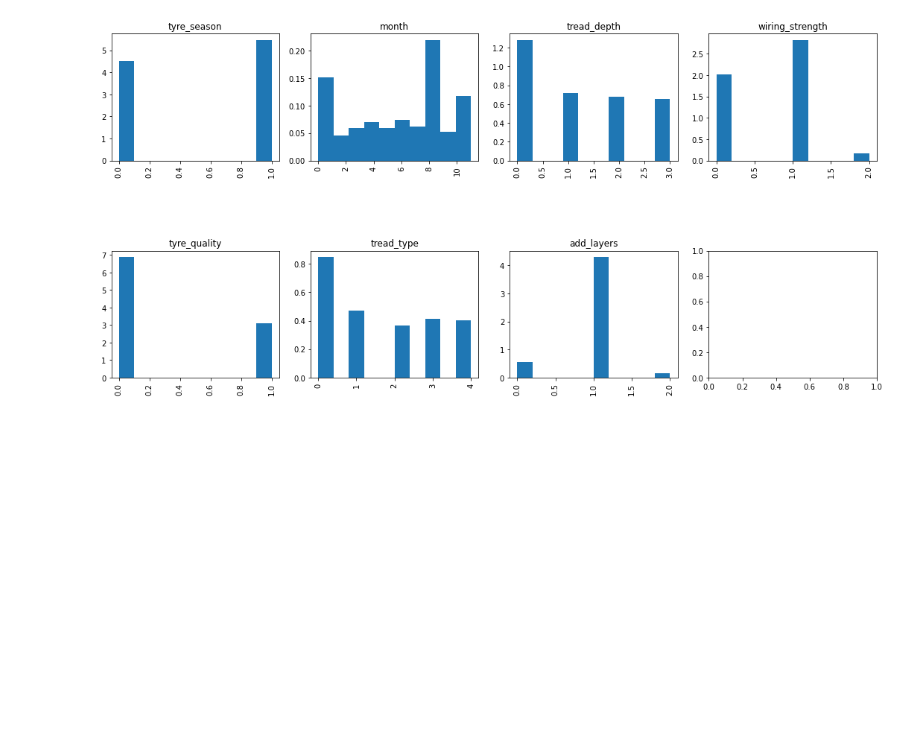
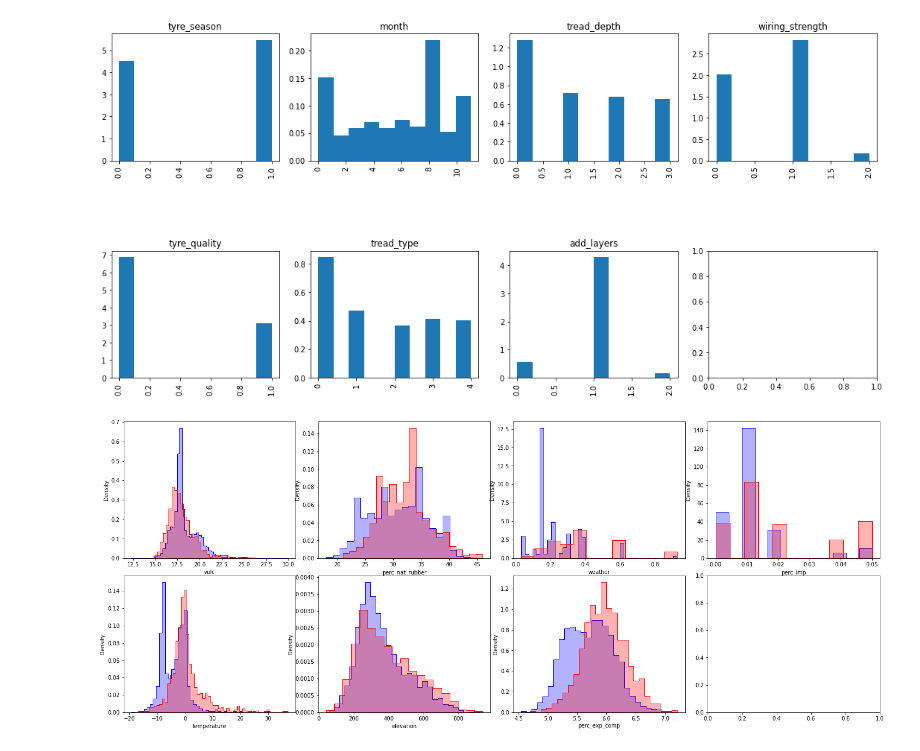
Before and after one commit to AndreaScarpellini1/ML-Project, a Jupyter notebook: Project .ipynb, the cells around one changed output. Cells and saved outputs as stored; diff of their text form; code cells hidden in the pictures; blank space fills up the shorter version.

```diff
--- a/Project .ipynb
+++ b/Project .ipynb
@@ -150,13 +150,15 @@ plt.show()
 [figure]
 # %%
 
-X0 = num[df_selection_numerical['target']==0]
-X1 = df_selnuection_numerical[df_selection_numerical['target']==1]
+X0 = num[df['failure']==0]
+X1 = num[df['failure']==1]
 
-fig, axes = plt.subplots(ncols=5, nrows=2, figsize=(20,8))
+fig, axes = plt.subplots(ncols=4, nrows=2, figsize=(20,8))
 fig.tight_layout()
 
-for i, ax in zip(range(df_selection_numerical.columns.size), axes.flat):
+for i, ax in zip(range(cat.columns.size), axes.flat):
     sns.histplot(X0.iloc[:,i], color="blue", ax=ax, stat='density', element="step",  alpha=0.3)
     sns.histplot(X1.iloc[:,i], color="red", ax=ax,stat='density', element="step",  alpha=0.3)
 plt.show()
+# %% [output]
+[figure, added]
```
Also changed, not shown: parts of 10 cells of this notebook.
